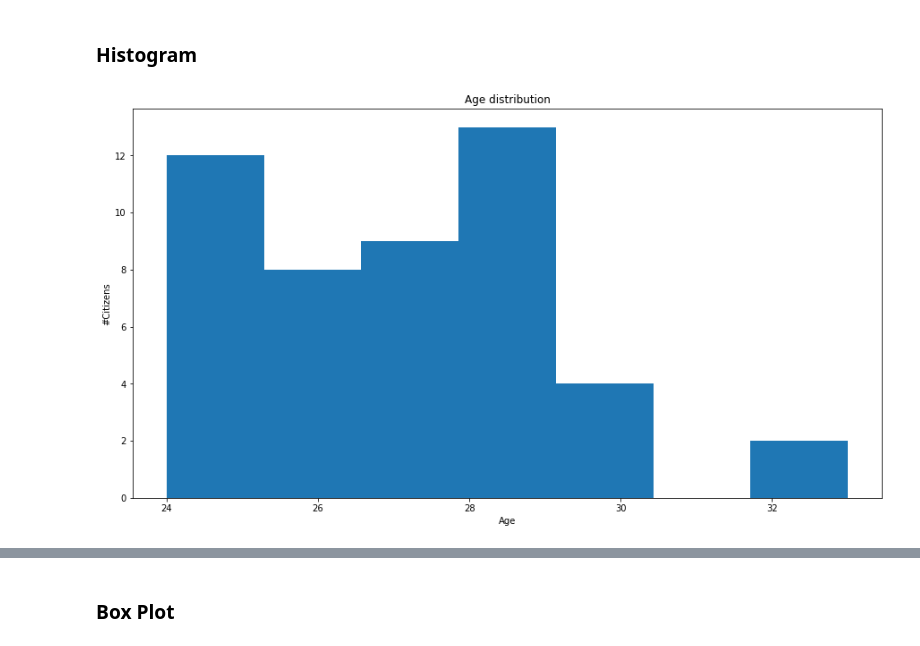
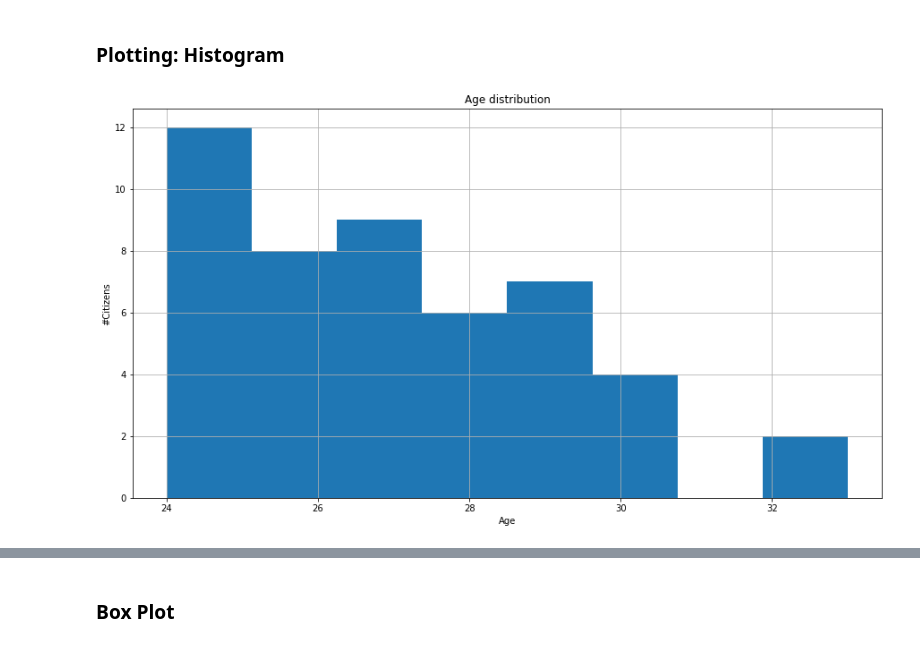
Before and after one commit to rsouza/Python_Course, a Jupyter notebook: Notebooks/16_Pandas_Descriptive_statistic.ipynb, the cells around one changed output, grey strips where cells are left out. Saved outputs shown, nothing was run; the diff lists cells and outputs as text; code cells hidden in the pictures.

```diff
--- a/Notebooks/16_Pandas_Descriptive_statistic.ipynb
+++ b/Notebooks/16_Pandas_Descriptive_statistic.ipynb
@@ -17,3 +13,2 @@ Plotting with Pandas
 # %%
-dfvote = pd.read_excel(os.path.join('../Data','votesurvey.xls'), 'votesurvey')
-dfvote.head()
+dfvote = pd.read_excel(os.path.join('../Data','votesurvey.xls'))
@@ -56,5 +47,0 @@ dfvote.sort_values(by=['Age','Expected salary'], ascending=[True, False])[0:10]
-# %%
-for i in dfvote.index:
-    dfvote.loc[i, 'Random'] = np.random.randint(10)
-dfvote.Random = dfvote.Random.astype(int)
-dfvote.head()
@@ -68,14 +60,19 @@ dfvote.head()
 # %% [markdown]
-### Histogram
+### Plotting: Histogram
 # %%
+# Using Matplotlib calls
+
 fig = plt.figure(figsize=(15,8))
 #Create one or more subplots using add_subplot, because you can't create blank figure
 ax = fig.add_subplot(1,1,1)
+
 #Variable
-ax.hist(dfvote['Age'],bins = 7) # Here you can play with number of bins Labels and Tit
+ax.hist(dfvote['Age'],bins = 8) # Here you can play with number of bins Labels and Tit
+
 plt.title('Age distribution')
 plt.xlabel('Age')
 plt.ylabel('#Citizens')
+plt.grid()
 plt.show()
 # %% [output]
-[figure, old version]
+[figure, new version]
```
Also changed, not shown: parts of 39 cells of this notebook, 3 other files.
